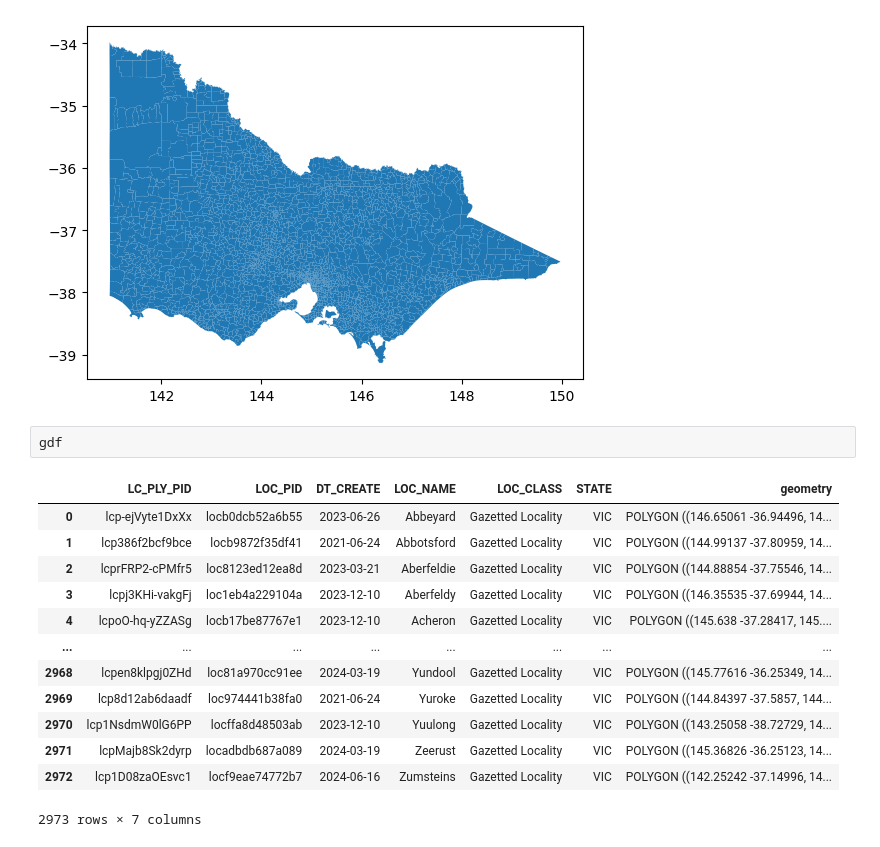
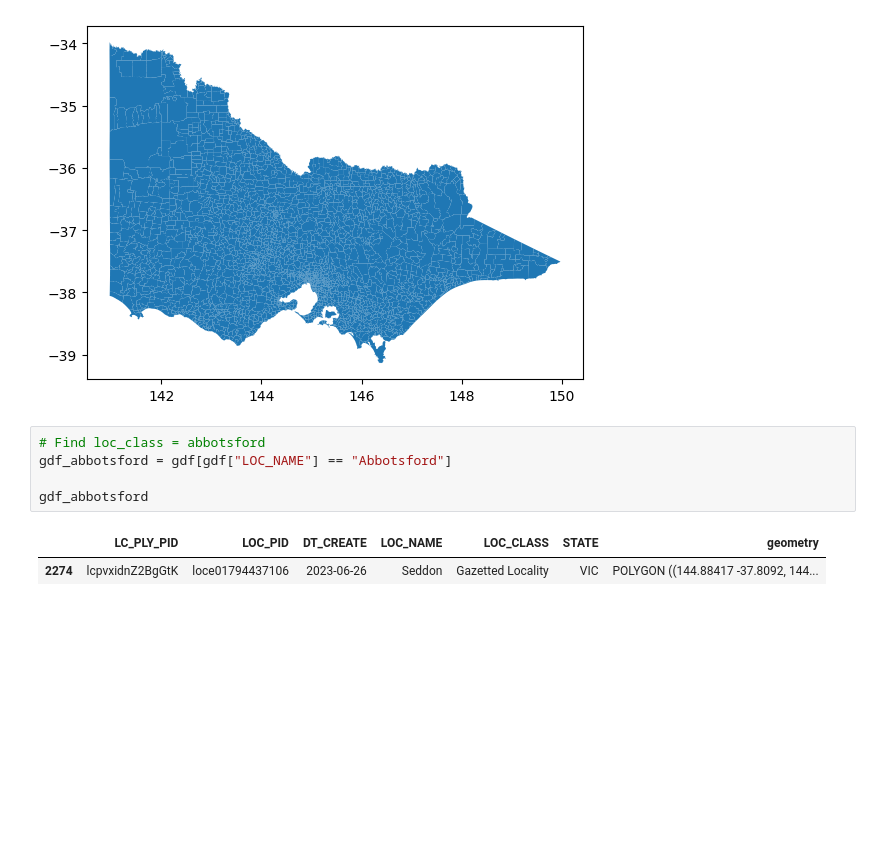
Before and after one commit to MAST30034-AppliedDataScience/project-2-group-real-estate-hexosergeantchelelebratebonitz, a Jupyter notebook: notebooks/Aarav/shapefile.ipynb, the cells around one changed output. Cells and saved outputs as stored; diff of their text form; blank space fills up the shorter version.

Commit message:
Finished scraping individual suburbs
Still need to find all suburbs, and search based on that.

```diff
--- a/notebooks/Aarav/shapefile.ipynb
+++ b/notebooks/Aarav/shapefile.ipynb
@@ -30,19 +30,11 @@ plt.show()
 3   VIC  POLYGON ((146.35535 -37.69944, 146.35751 -37.6...
 4   VIC  POLYGON ((145.638 -37.28417, 145.64233 -37.279...
 [figure]
-# %%
-gdf
-# %% [output]
-|  | LC_PLY_PID | LOC_PID | DT_CREATE | LOC_NAME | LOC_CLASS | STATE | geometry |
-| 0 | lcp-ejVyte1DxXx | locb0dcb52a6b55 | 2023-06-26 | Abbeyard | Gazetted Locality | VIC | POLYGON ((146.65061 -36.94496, 14... |
-| 1 | lcp386f2bcf9bce | locb9872f35df41 | 2021-06-24 | Abbotsford | Gazetted Locality | VIC | POLYGON ((144.99137 -37.80959, 14... |
-| 2 | lcprFRP2-cPMfr5 | loc8123ed12ea8d | 2023-03-21 | Aberfeldie | Gazetted Locality | VIC | POLYGON ((144.88854 -37.75546, 14... |
-| 3 | lcpj3KHi-vakgFj | loc1eb4a229104a | 2023-12-10 | Aberfeldy | Gazetted Locality | VIC | POLYGON ((146.35535 -37.69944, 14... |
-| 4 | lcpoO-hq-yZZASg | locb17be87767e1 | 2023-12-10 | Acheron | Gazetted Locality | VIC | POLYGON ((145.638 -37.28417, 145.... |
-| ... | ... | ... | ... | ... | ... | ... | ... |
-| 2968 | lcpen8klpgj0ZHd | loc81a970cc91ee | 2024-03-19 | Yundool | Gazetted Locality | VIC | POLYGON ((145.77616 -36.25349, 14... |
-| 2969 | lcp8d12ab6daadf | loc974441b38fa0 | 2021-06-24 | Yuroke | Gazetted Locality | VIC | POLYGON ((144.84397 -37.5857, 144... |
-| 2970 | lcp1NsdmW0lG6PP | locffa8d48503ab | 2023-12-10 | Yuulong | Gazetted Locality | VIC | POLYGON ((143.25058 -38.72729, 14... |
-| 2971 | lcpMajb8Sk2dyrp | locadbdb687a089 | 2024-03-19 | Zeerust | Gazetted Locality | VIC | POLYGON ((145.36826 -36.25123, 14... |
-| 2972 | lcp1D08zaOEsvc1 | locf9eae74772b7 | 2024-06-16 | Zumsteins | Gazetted Locality | VIC | POLYGON ((142.25242 -37.14996, 14... |
-2973 rows × 7 columns
+# %%
+# Find loc_class = abbotsford
+gdf_abbotsford = gdf[gdf["LOC_NAME"] == "Abbotsford"]
+
+gdf_abbotsford
+# %% [output]
+|  | LC_PLY_PID | LOC_PID | DT_CREATE | LOC_NAME | LOC_CLASS | STATE | geometry |
+| 2274 | lcpvxidnZ2BgGtK | loce01794437106 | 2023-06-26 | Seddon | Gazetted Locality | VIC | POLYGON ((144.88417 -37.8092, 144... |
```
Also changed, not shown: 4 other files.
